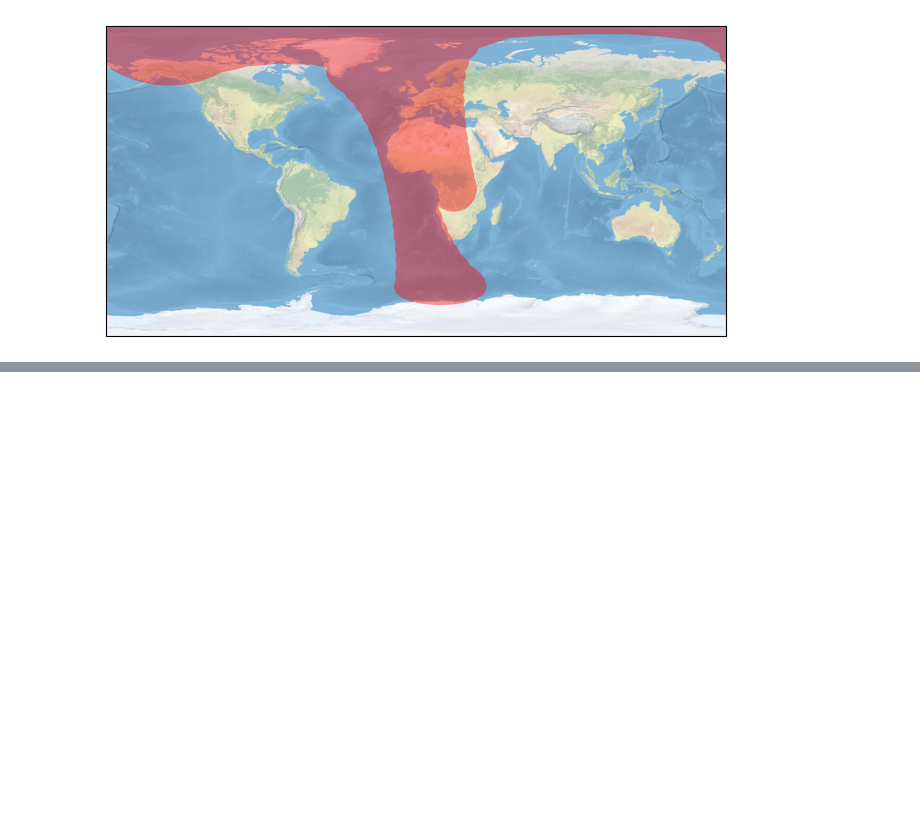
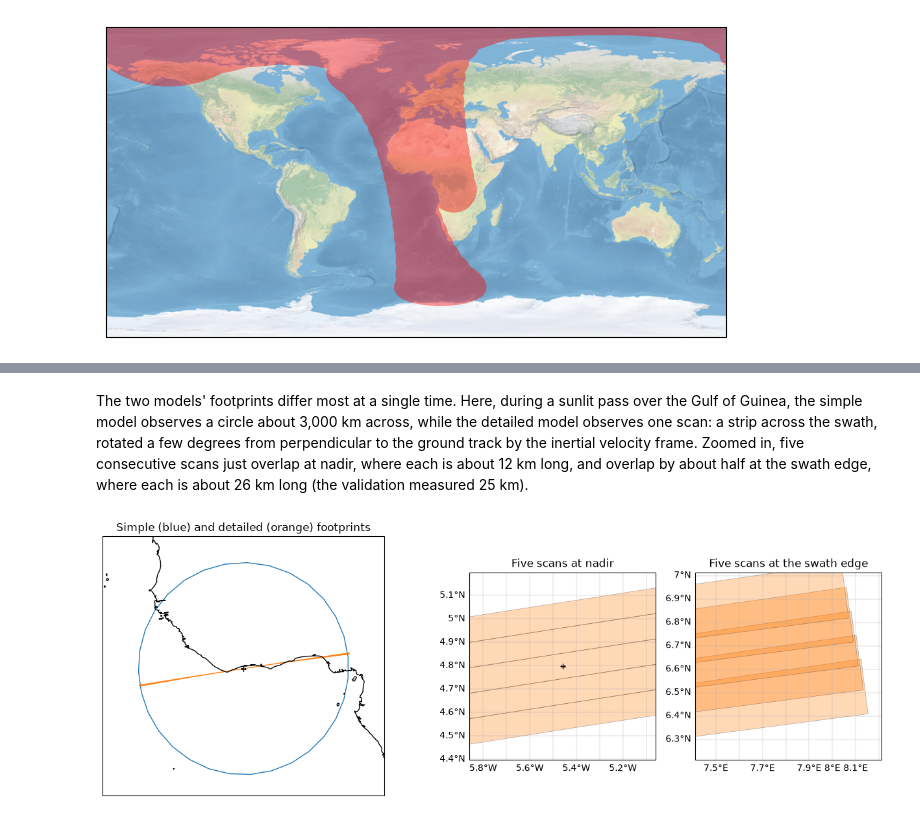
Before and after one commit to code-lab-org/tatc, a Jupyter notebook: docs/examples/CollectOrbitGroundTrack.ipynb, the cells around one changed output, grey strips where cells are left out. Saved outputs shown, nothing was run; the diff lists cells and outputs as text; code cells hidden in the pictures; blank space fills up the shorter version.

```diff
--- a/docs/examples/CollectOrbitGroundTrack.ipynb
+++ b/docs/examples/CollectOrbitGroundTrack.ipynb
@@ -168,0 +229,57 @@ plt.show()
+# %% [markdown]
+The two models' footprints differ most at a single time. Here, during a sunlit pass over the Gulf of Guinea, the simple model observes a circle about 3,000 km across, while the detailed model observes one scan: a strip across the swath, rotated a few degrees from perpendicular to the ground track by the inertial velocity frame. Zoomed in, five consecutive scans just overlap at nadir, where each is about 12 km long, and overlap by about half at the swath edge, where each is about 26 km long (the validation measured 25 km).
+# %%
+from tatc.analysis import collect_orbit_track
+
+pass_start = datetime(
+    year=2022, month=7, day=14, hour=13, minute=40, tzinfo=timezone.utc
+)
+pass_end = pass_start + timedelta(minutes=10)
+scan_times = pd.date_range(pass_start, pass_end, freq=timedelta(seconds=SCAN_PERIOD))
+
+time = scan_times[137]  # about 13:44 UTC
+simple_footprint = collect_ground_track(noaa20, [time])
+scans = collect_ground_track(
+    noaa20_detailed, scan_times[135:140]
+)  # five consecutive scans
+nadir = collect_orbit_track(noaa20, [time]).geometry.iloc[0]
+# the end of the middle scan to the right of the satellite (the satellite flies northward)
+edge_x, edge_y = max(scans.geometry.iloc[2].exterior.coords, key=lambda c: c[0])[:2]
+
+fig, axes = plt.subplots(
+    1,
+    3,
+    figsize=(13, 4.5),
+    width_ratios=[2, 1, 1],
+    subplot_kw={"projection": ccrs.PlateCarree()},
+)
+simple_footprint.plot(
+    ax=axes[0], facecolor="none", edgecolor="tab:blue", transform=ccrs.PlateCarree()
+)
+scans.iloc[[2]].plot(ax=axes[0], color="tab:orange", transform=ccrs.PlateCarree())
+axes[0].plot(nadir.x, nadir.y, "k+", transform=ccrs.PlateCarree())
+axes[0].set_extent([nadir.x - 18, nadir.x + 18, nadir.y - 16, nadir.y + 16])
+axes[0].set_title("Simple (blue) and detailed (orange) footprints")
+# zoom on nadir, and inward of the swath edge
+for ax, (x, y), title in zip(
+    axes[1:],
+    [(nadir.x, nadir.y), (edge_x - 0.3, edge_y)],
+    ["Five scans at nadir", "Five scans at the swath edge"],
+):
+    scans.plot(
+        ax=ax,
+        facecolor="tab:orange",
+        edgecolor="k",
+        linewidth=0.5,
+        alpha=0.3,
+        transform=ccrs.PlateCarree(),
+    )
+    ax.set_extent([x - 0.4, x + 0.4, y - 0.4, y + 0.4])
+    ax.gridlines(draw_labels=["bottom", "left"], linewidth=0.3)
+    ax.set_title(title)
+axes[1].plot(nadir.x, nadir.y, "k+", transform=ccrs.PlateCarree())
+axes[0].coastlines()
+fig.tight_layout()
+plt.show()
+# %% [output]
+[figure, added]
```
Also changed, not shown: parts of 7 cells of this notebook, 37 other files.
